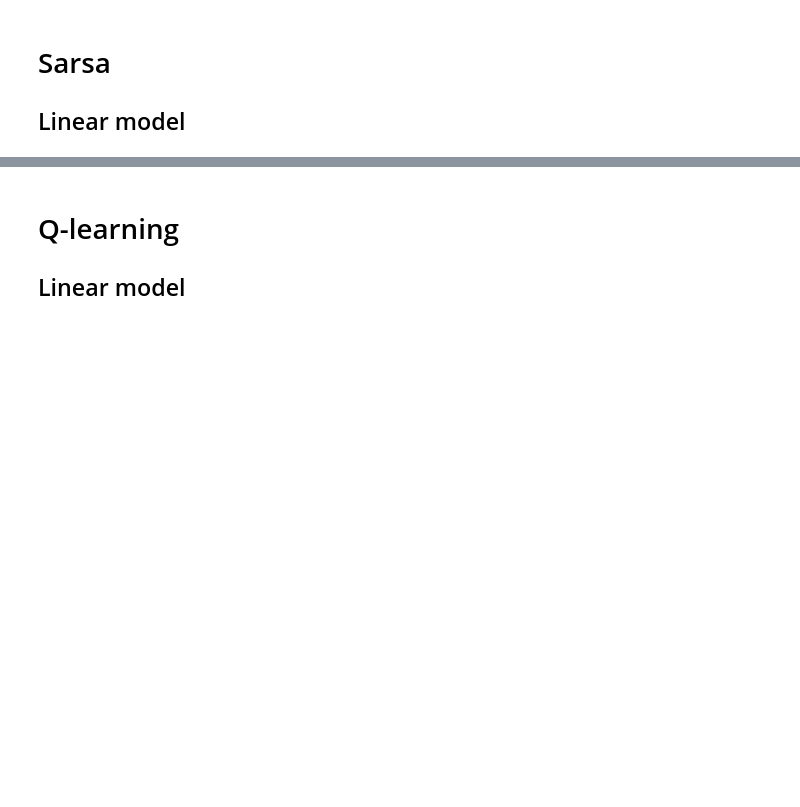
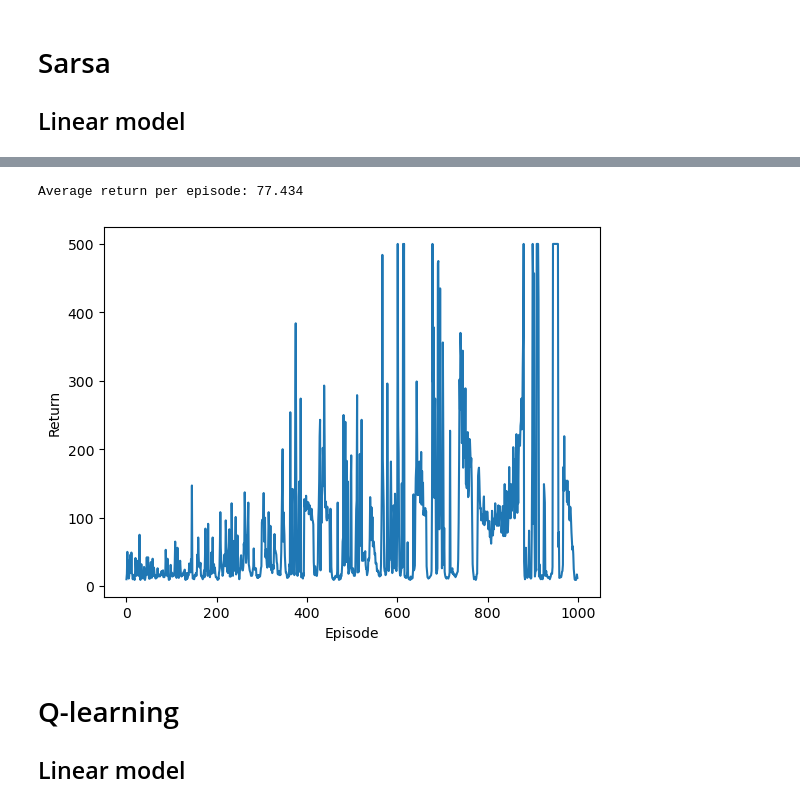
Before and after one commit to CarlFredriksson/rl-gymnasium-training, a Jupyter notebook: CartPole/cart_pole.ipynb, the cells around one changed output, grey strips where cells are left out. Saved outputs shown, nothing was run; the diff lists cells and outputs as text; code cells hidden in the pictures; blank space fills up the shorter version.

```diff
--- a/CartPole/cart_pole.ipynb
+++ b/CartPole/cart_pole.ipynb
@@ -48,17 +50,20 @@ Average return per episode: 18.333
 # %%
 env = gym.make(ENVIRONMENT_ID)
 model = nn.Sequential(
     nn.Linear(env.observation_space.shape[0], 20),
     nn.ReLU(),
     nn.Linear(20, 20),
     nn.ReLU(),
     nn.Linear(20, env.action_space.n)
 ).to(device)
 optimizer = optim.AdamW(model.parameters(), lr=0.001, amsgrad=True)
 loss_func = nn.MSELoss()
-returns = train_episodic_semi_gradient_sarsa(env, model, loss_func, optimizer, device, NUM_EPISODES)
+returns = train_episodic_semi_grad_sarsa(env, model, loss_func, optimizer, device, NUM_EPISODES, GRAD_CLIP_VALUE)
 env.close()
 plot_returns(returns)
+# %% [output]
+Average return per episode: 77.434
+[figure, added]
 # %% [markdown]
 # Q-learning
 
```
Also changed, not shown: parts of 16 cells of this notebook, 1 other file.
